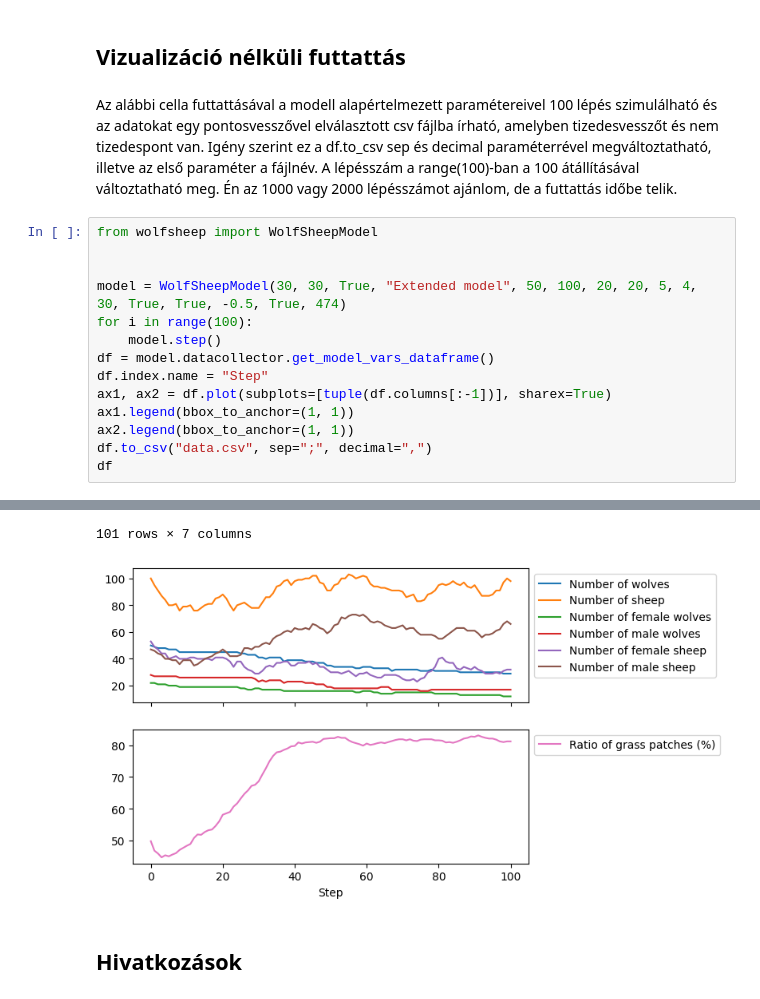
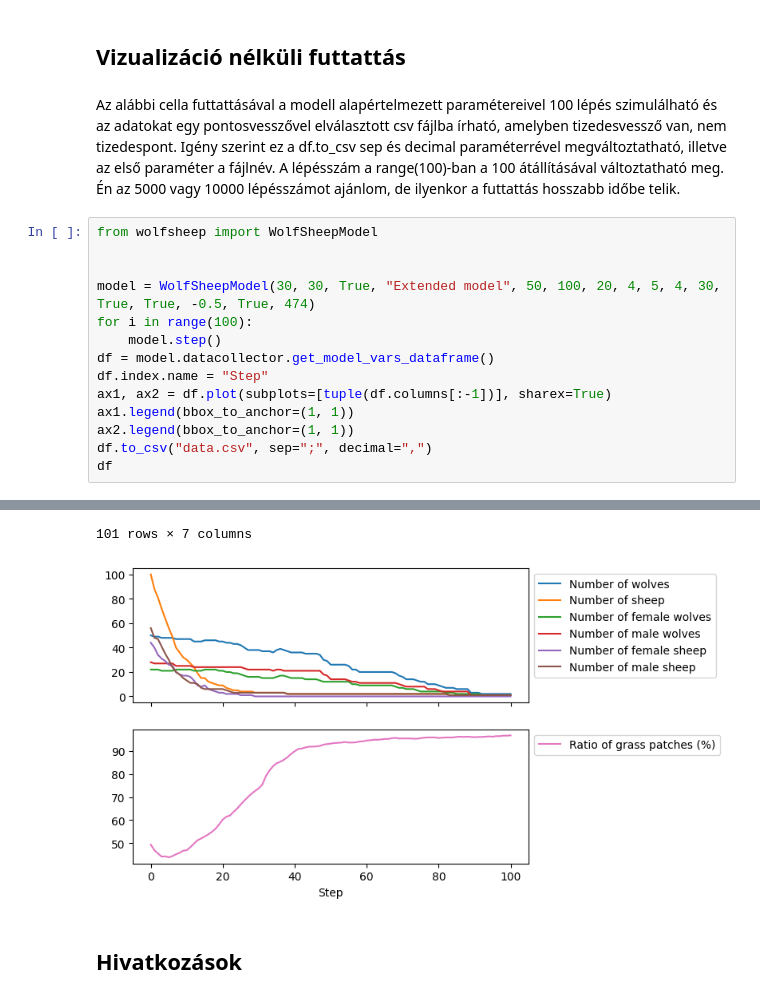
Before and after one commit to kikeprime/wolfsheep, a Jupyter notebook: wolfsheep.ipynb, the cells around one changed output, grey strips where cells are left out. Saved outputs shown, nothing was run; the diff lists cells and outputs as text.

```diff
--- a/wolfsheep.ipynb
+++ b/wolfsheep.ipynb
@@ -88,12 +92,12 @@ Sajnálatos módon, csak Linux alatt ajánlott a futtatás, mert valamilyen ok f
 # %% [markdown]
 ## Vizualizáció nélküli futtattás
 # %% [markdown]
-Az alábbi cella futtattásával a modell alapértelmezett paramétereivel 100 lépés szimulálható és az adatokat egy pontosvesszővel elválasztott csv fájlba írható, amelyben tizedesvesszőt és nem tizedespont van. Igény szerint ez a df.to_csv sep és decimal paraméterrével megváltoztatható, illetve az első paraméter a fájlnév. A lépésszám a range(100)-ban a 100 átállításával változtatható meg. Én az 1000 vagy 2000 lépésszámot ajánlom, de a futtattás időbe telik.
+Az alábbi cella futtattásával a modell alapértelmezett paramétereivel 100 lépés szimulálható és az adatokat egy pontosvesszővel elválasztott csv fájlba írható, amelyben tizedesvessző van, nem tizedespont. Igény szerint ez a df.to_csv sep és decimal paraméterrével megváltoztatható, illetve az első paraméter a fájlnév. A lépésszám a range(100)-ban a 100 átállításával változtatható meg. Én az 5000 vagy 10000 lépésszámot ajánlom, de ilyenkor a futtattás hosszabb időbe telik.
 # %%
 from wolfsheep import WolfSheepModel
 
 
-model = WolfSheepModel(30, 30, True, "Extended model", 50, 100, 20, 20, 5, 4, 30, True, True, -0.5, True, 474)
+model = WolfSheepModel(30, 30, True, "Extended model", 50, 100, 20, 4, 5, 4, 30, True, True, -0.5, True, 474)
 for i in range(100):
     model.step()
 df = model.datacollector.get_model_vars_dataframe()
@@ -120,5 +124,5 @@ df
 101 rows × 7 columns
-[figure, old version]
+[figure, new version]
 # %% [markdown]
 ## Hivatkozások
 # %% [markdown]
```
Also changed, not shown: parts of 7 cells of this notebook, 2 other files.
